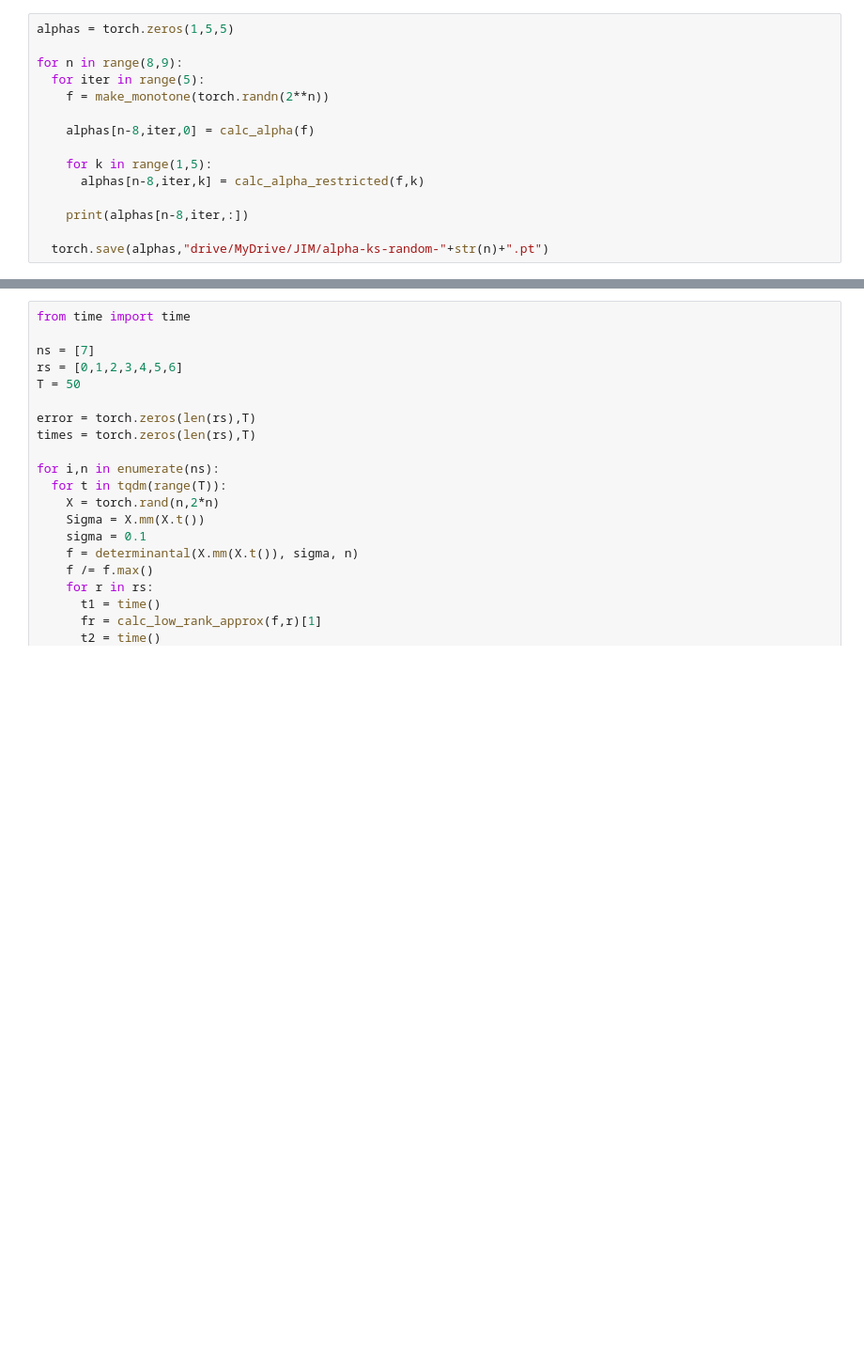
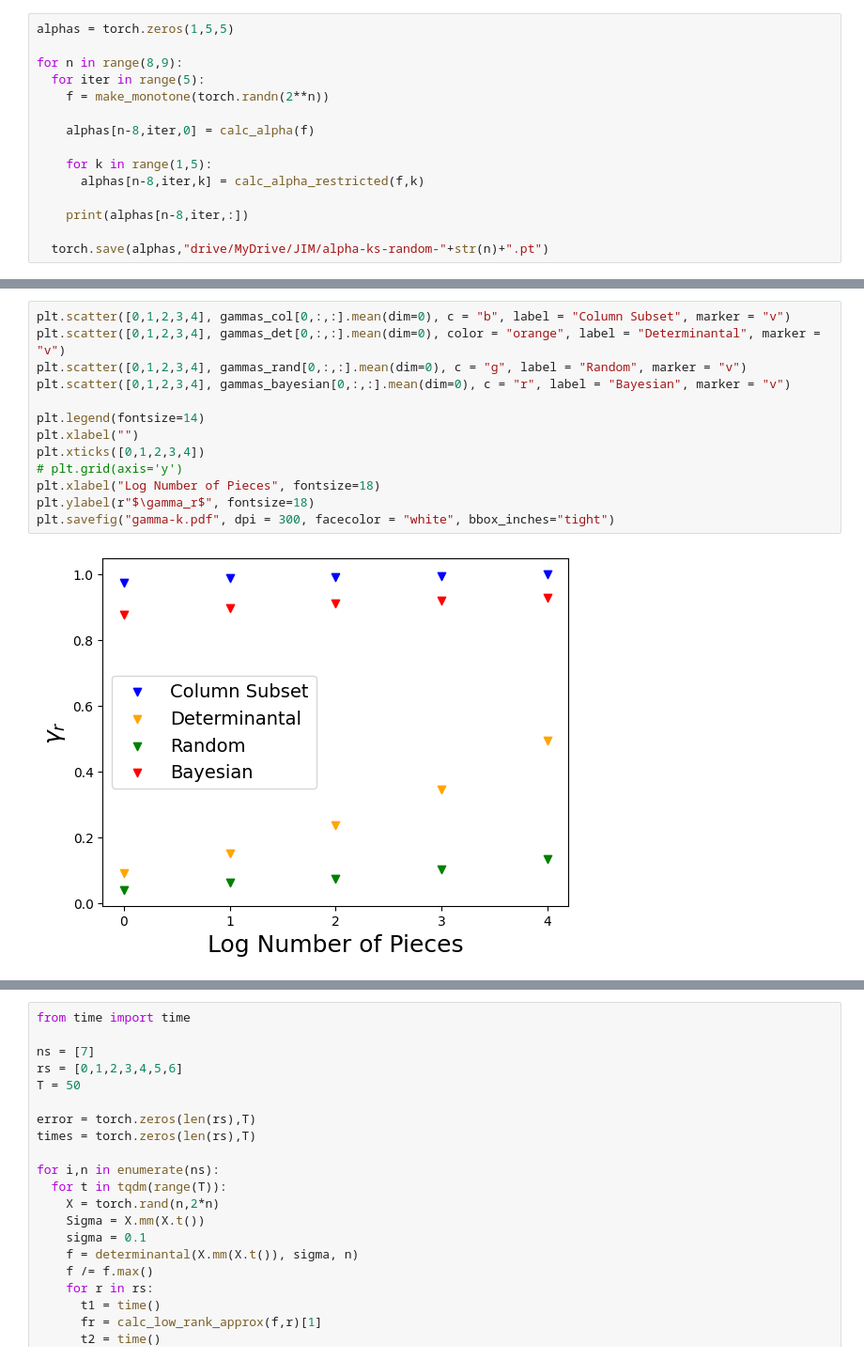
Before and after one commit to rsonthal/Submodular-Set-Function-Optimization, a Jupyter notebook: Only_Inequalities_optimization.ipynb, the cells around one changed output, grey strips where cells are left out. Shown: that part at 94% size. Cells and saved outputs as stored; diff of their text form; blank space fills up the shorter version.

```diff
--- a/Only_Inequalities_optimization.ipynb
+++ b/Only_Inequalities_optimization.ipynb
@@ -1537,0 +822,15 @@ plt.show()
+# %%
+plt.scatter([0,1,2,3,4], gammas_col[0,:,:].mean(dim=0), c = "b", label = "Column Subset", marker = "v")
+plt.scatter([0,1,2,3,4], gammas_det[0,:,:].mean(dim=0), color = "orange", label = "Determinantal", marker = "v")
+plt.scatter([0,1,2,3,4], gammas_rand[0,:,:].mean(dim=0), c = "g", label = "Random", marker = "v")
+plt.scatter([0,1,2,3,4], gammas_bayesian[0,:,:].mean(dim=0), c = "r", label = "Bayesian", marker = "v")
+
+plt.legend(fontsize=14)
+plt.xlabel("")
+plt.xticks([0,1,2,3,4])
+# plt.grid(axis='y')
+plt.xlabel("Log Number of Pieces", fontsize=18)
+plt.ylabel(r"$\gamma_r$", fontsize=18)
+plt.savefig("gamma-k.pdf", dpi = 300, facecolor = "white", bbox_inches="tight")
+# %% [output]
+[figure, added]
```
Also changed, not shown: parts of 85 cells of this notebook.
